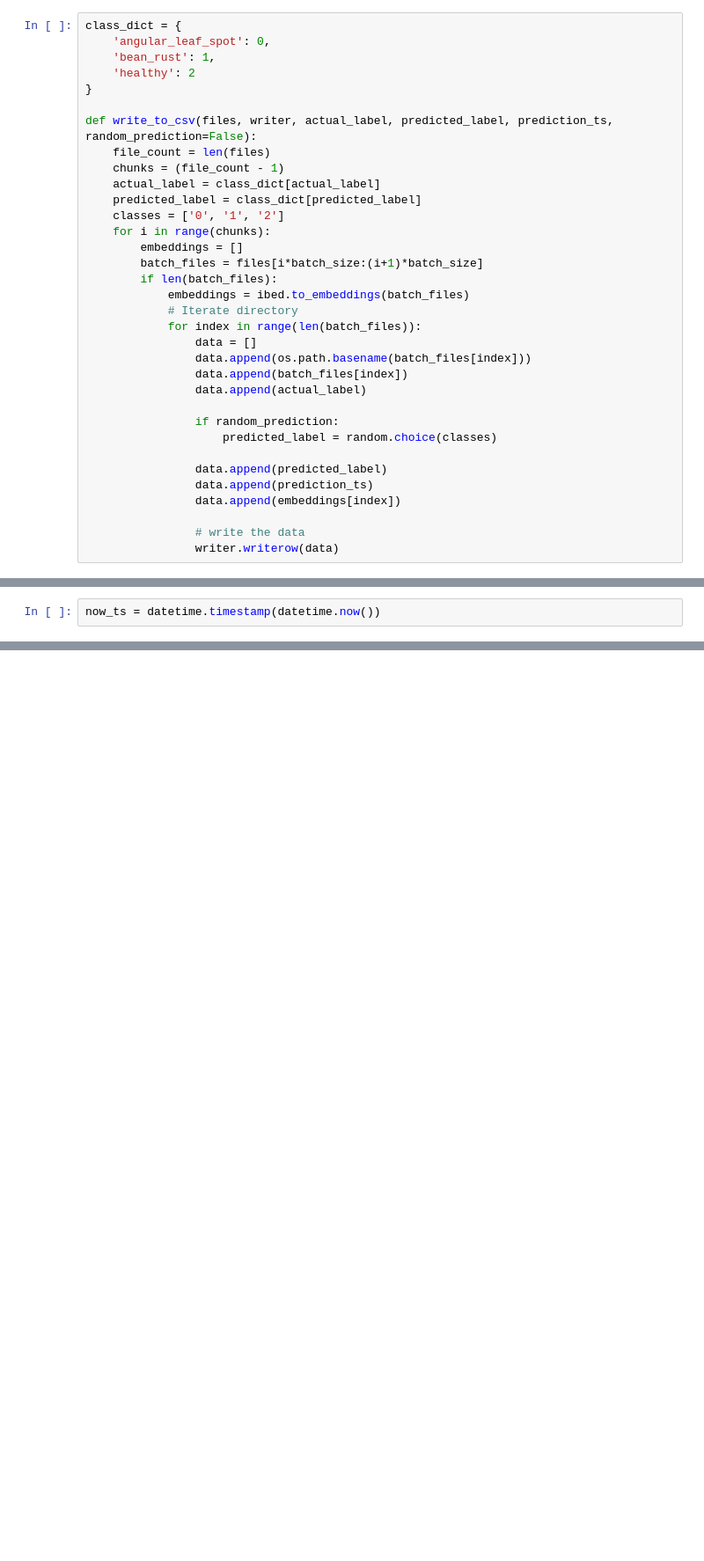
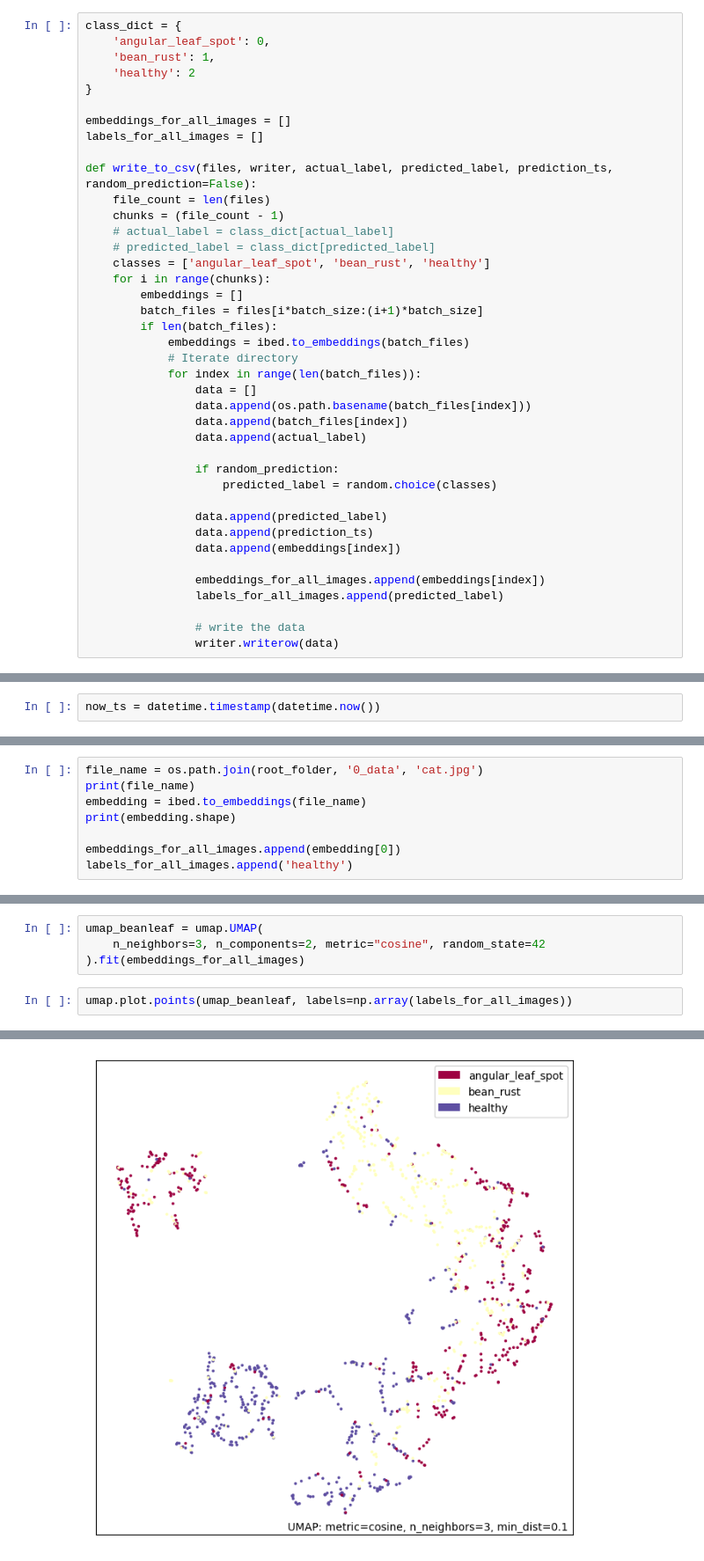
Before and after one commit to jaganlal/beanleaf-disease-classifier, a Jupyter notebook: 1_model_development/create_image_embedding_csv.ipynb, the cells around one changed output, grey strips where cells are left out. Shown at 88% size. Drawn from its saved outputs; the diff is of its cells as text; blank space fills up the shorter version.

Commit message:
feat: added umap plot to view the cluster

```diff
--- a/1_model_development/create_image_embedding_csv.ipynb
+++ b/1_model_development/create_image_embedding_csv.ipynb
@@ -67,12 +75,15 @@ class_dict = {
     'healthy': 2
 }
 
+embeddings_for_all_images = []
+labels_for_all_images = []
+
 def write_to_csv(files, writer, actual_label, predicted_label, prediction_ts, random_prediction=False):
     file_count = len(files)
     chunks = (file_count - 1)
-    actual_label = class_dict[actual_label]
-    predicted_label = class_dict[predicted_label]
-    classes = ['0', '1', '2']
+    # actual_label = class_dict[actual_label]
+    # predicted_label = class_dict[predicted_label]
+    classes = ['angular_leaf_spot', 'bean_rust', 'healthy']
     for i in range(chunks):
         embeddings = []
         batch_files = files[i*batch_size:(i+1)*batch_size]
@@ -92,6 +103,9 @@ def write_to_csv(files, writer, actual_label, predicted_label, prediction_ts, ra
                 data.append(prediction_ts)
                 data.append(embeddings[index])
 
+                embeddings_for_all_images.append(embeddings[index])
+                labels_for_all_images.append(predicted_label)
+
                 # write the data
                 writer.writerow(data)
 # %% [markdown]
@@ -156,0 +189,8 @@ for test_class in test_dataset_classes_folder:
+# %%
+file_name = os.path.join(root_folder, '0_data', 'cat.jpg')
+print(file_name)
+embedding = ibed.to_embeddings(file_name)
+print(embedding.shape)
+
+embeddings_for_all_images.append(embedding[0])
+labels_for_all_images.append('healthy')
@@ -156,0 +200,7 @@ for test_class in test_dataset_classes_folder:
+# %%
+umap_beanleaf = umap.UMAP(
+    n_neighbors=3, n_components=2, metric="cosine", random_state=42
+).fit(embeddings_for_all_images)
+# %%
+umap.plot.points(umap_beanleaf, labels=np.array(labels_for_all_images))
+# %% [output]
@@ -156,0 +208 @@ for test_class in test_dataset_classes_folder:
+[figure, added]
```
Also changed, not shown: parts of 6 cells of this notebook, 2 other files.
